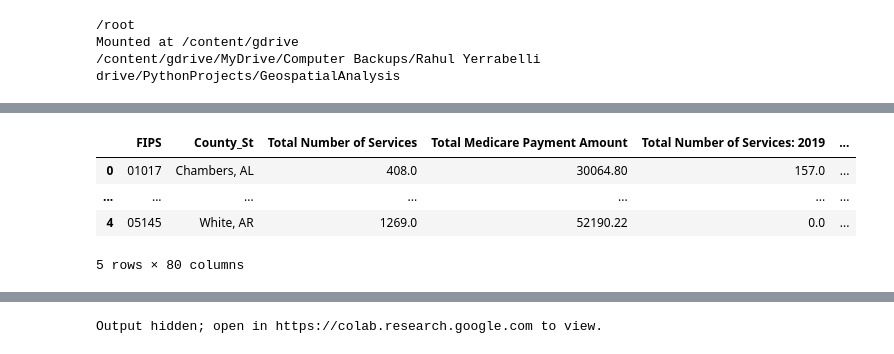
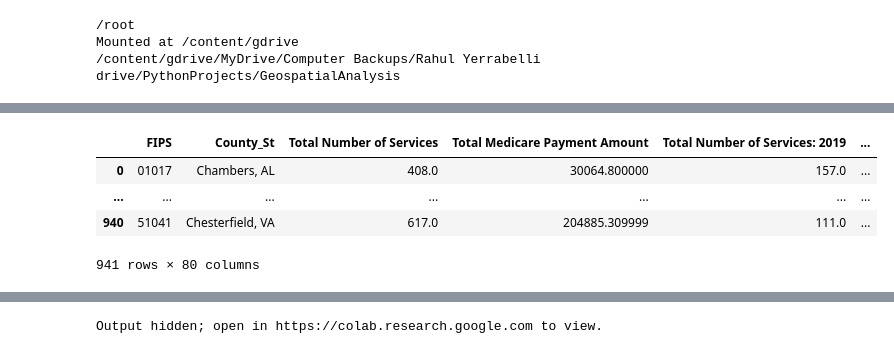
Before and after one commit to ryerrabelli/GeospatialAnalysis, a Jupyter notebook: src/notebooks/geospatial_ENT_analysis.ipynb, the cells around one changed output, grey strips where cells are left out. Drawn from its saved outputs; the diff is of its cells as text; code cells hidden in the pictures.

Commit message:
Provided adequate comments to notebook. Processed long data input into wide data.

```diff
--- a/src/notebooks/geospatial_ENT_analysis.ipynb
+++ b/src/notebooks/geospatial_ENT_analysis.ipynb
@@ -65,17 +81,24 @@ AttributeError: ignored
 # %%
 import pandas as pd
 fips2county = pd.read_csv("data/fips2county.tsv", sep="\t", comment='#', dtype=str)
+# The ent CSV file only contains the counties which are analyzable
 df_orig = pd.read_csv("data/2022_04_10 ent initial output.csv", dtype={"FIPS": str})
-df = pd.merge(left=df_orig, right=fips2county, how="outer", left_on='FIPS', right_on='CountyFIPS')
-df.insert(1, "County_St", df["CountyName"].astype(str) + ", " + df["StateAbbr"].astype(str))
+# Merge with the fips 2 county standard data set
+df_wide = pd.merge(left=df_orig, right=fips2county, how="left", left_on='FIPS', right_on='CountyFIPS')
+# Insert a county "County, ST" col (i.e. "Freehold, NJ" or "Chicago, IL") for ease
+df_wide.insert(1, "County_St", df_wide["CountyName"].astype(str) + ", " + df_wide["StateAbbr"].astype(str))
+# Display with all the columns
 with pd.option_context('display.max_rows', 3, 'display.max_columns', None):
-    display(df.head())
-    #display(fips2county.head())
+    display(df_wide)
+    pass
 
-#display(df.columns)
+loc_main = ["FIPS", "County",	"StateFIPS", "Total Medicare Payment Amount: 2019",	"CountyFIPS_3",	"CountyName",	"StateName",	"CountyFIPS",	"StateAbbr",	"STATE_COUNTY"]
+#a=pd.merge(right=df_orig, left=fips2county, how="outer", right_on='FIPS', left_on='CountyFIPS')
+#a=a.loc[:,loc_main]
+#df_orig2=df_orig.loc[:,["FIPS","pop","Moran I score for ACS billing fraction","County"]]
 # %% [output]
 |  | FIPS | County_St | Total Number of Services | Total Medicare Payment Amount | Total Number of Services: 2019 | ... |
-| 0 | 01017 | Chambers, AL | 408.0 | 30064.80 | 157.0 | ... |
+| 0 | 01017 | Chambers, AL | 408.0 | 30064.800000 | 157.0 | ... |
 | ... | ... | ... | ... | ... | ... | ... |
-| 4 | 05145 | White, AR | 1269.0 | 52190.22 | 0.0 | ... |
+| 940 | 51041 | Chesterfield, VA | 617.0 | 204885.309999 | 111.0 | ... |
-5 rows × 80 columns
+941 rows × 80 columns
```
Also changed, not shown: parts of 18 cells of this notebook, 3 other files.
